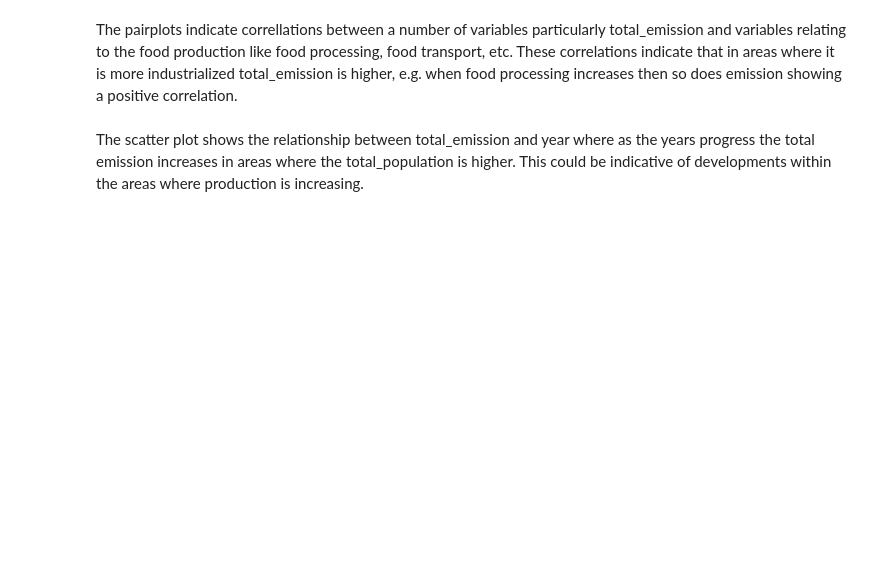
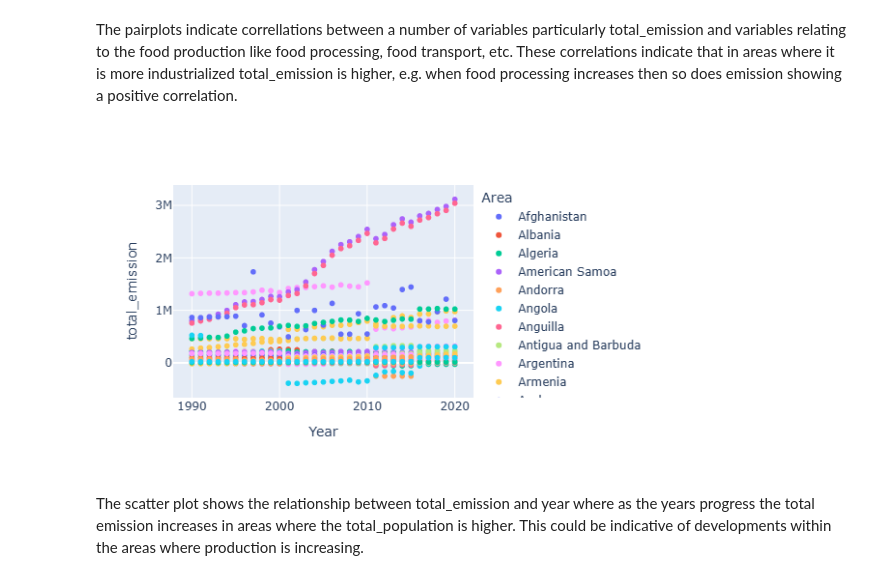
Before and after one commit to katekhuthie/ExploreAI-Regression-Final-Group-Project, a Jupyter notebook: Regression_Group_Project2 Final Submission.ipynb, the cells around one changed output. Saved outputs shown, nothing was run; the diff lists cells and outputs as text; code cells hidden in the pictures; blank space fills up the shorter version.

```diff
--- a/Regression_Group_Project2 Final Submission.ipynb
+++ b/Regression_Group_Project2 Final Submission.ipynb
@@ -232,3 +410,15 @@ fig.show()
+# %%
+# Import Plotly Express
+import plotly.express as px
+
+# Load the data
+data = pd.read_csv('co2_emissions_from_agri.csv')
+
+# Scatter plot
+fig = px.scatter(data, x='Year', y='total_emission', color='Area')
+fig.show()
+# %% [output]
+[figure, added]
 # %% [markdown]
 The scatter plot shows the relationship between total_emission and year where as the years progress the total emission increases in areas where the total_population is higher. This could be indicative of developments within the areas where production is increasing.
 # %%
```
Also changed, not shown: parts of 30 cells of this notebook, 2 other files.
